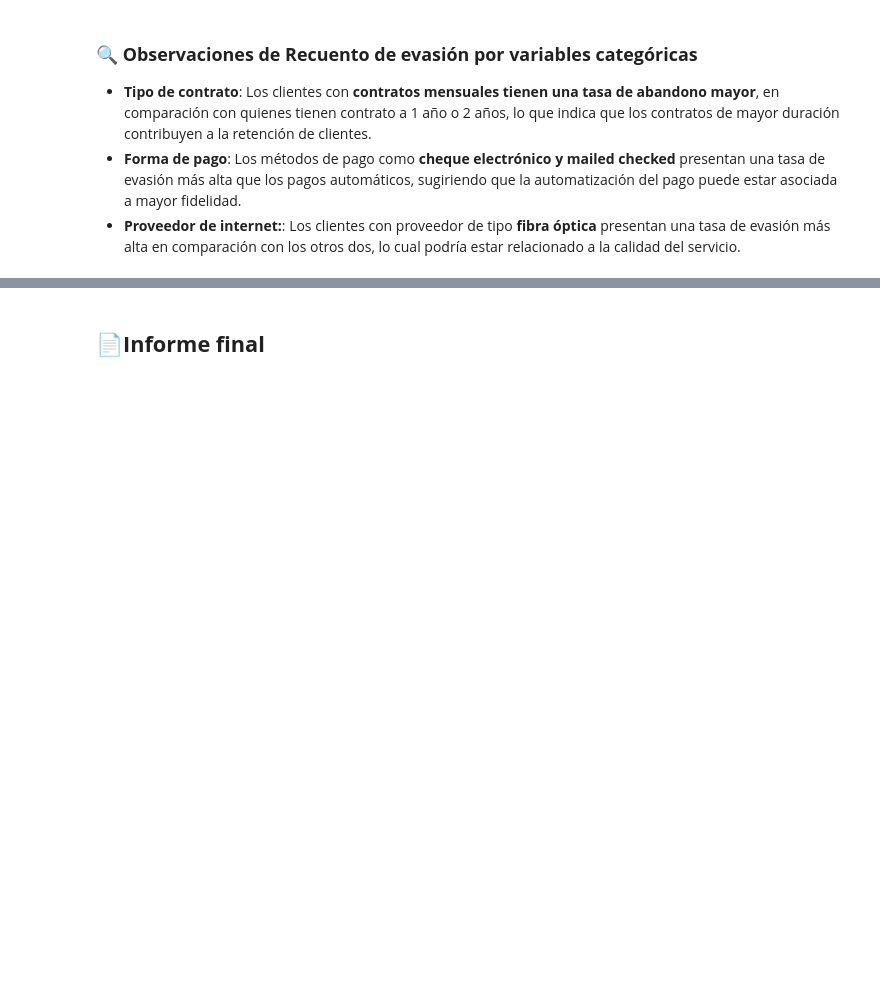
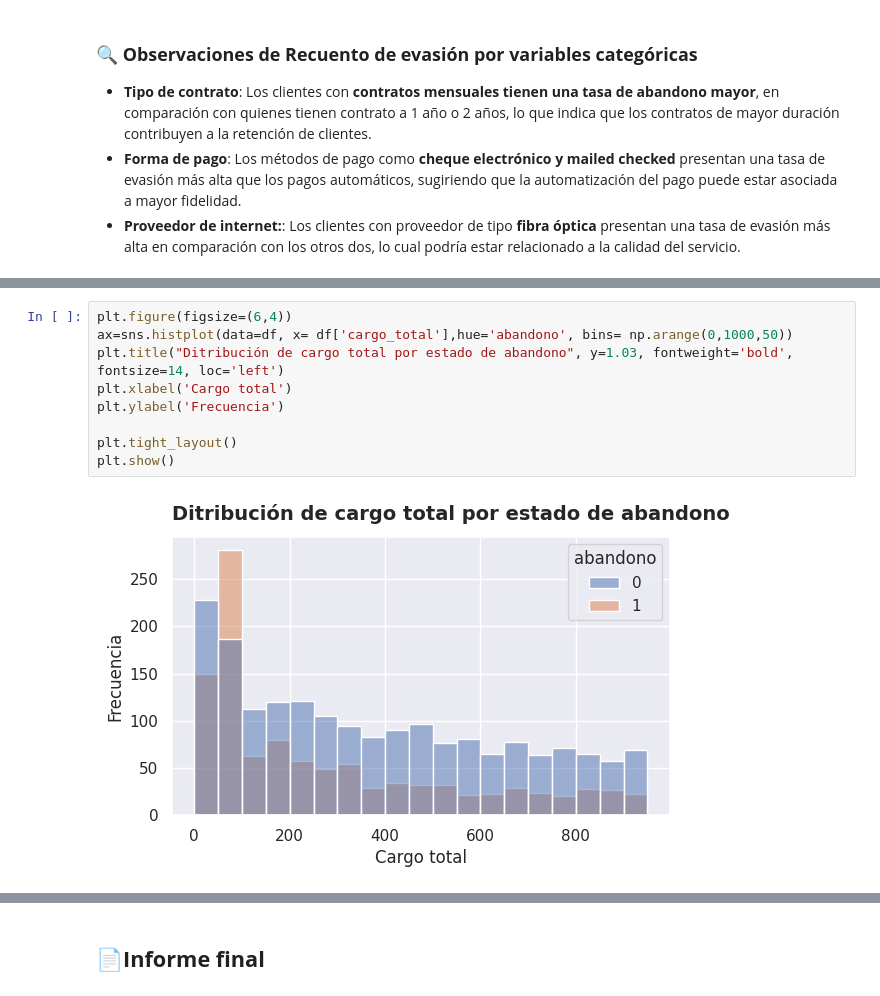
Before and after one commit to WLozanoH/TelecomX-Data-Science-AL, a Jupyter notebook: TelecomX.ipynb, the cells around one changed output, grey strips where cells are left out. Cells and saved outputs as stored; diff of their text form; blank space fills up the shorter version.

```diff
--- a/TelecomX.ipynb
+++ b/TelecomX.ipynb
@@ -619,0 +650,11 @@ plt.show()
+# %%
+plt.figure(figsize=(6,4))
+ax=sns.histplot(data=df, x= df['cargo_total'],hue='abandono', bins= np.arange(0,1000,50))
+plt.title("Ditribución de cargo total por estado de abandono", y=1.03, fontweight='bold', fontsize=14, loc='left')
+plt.xlabel('Cargo total')
+plt.ylabel('Frecuencia')
+
+plt.tight_layout()
+plt.show()
+# %% [output]
+[figure, added]
```
Also changed, not shown: parts of 4 cells of this notebook.
